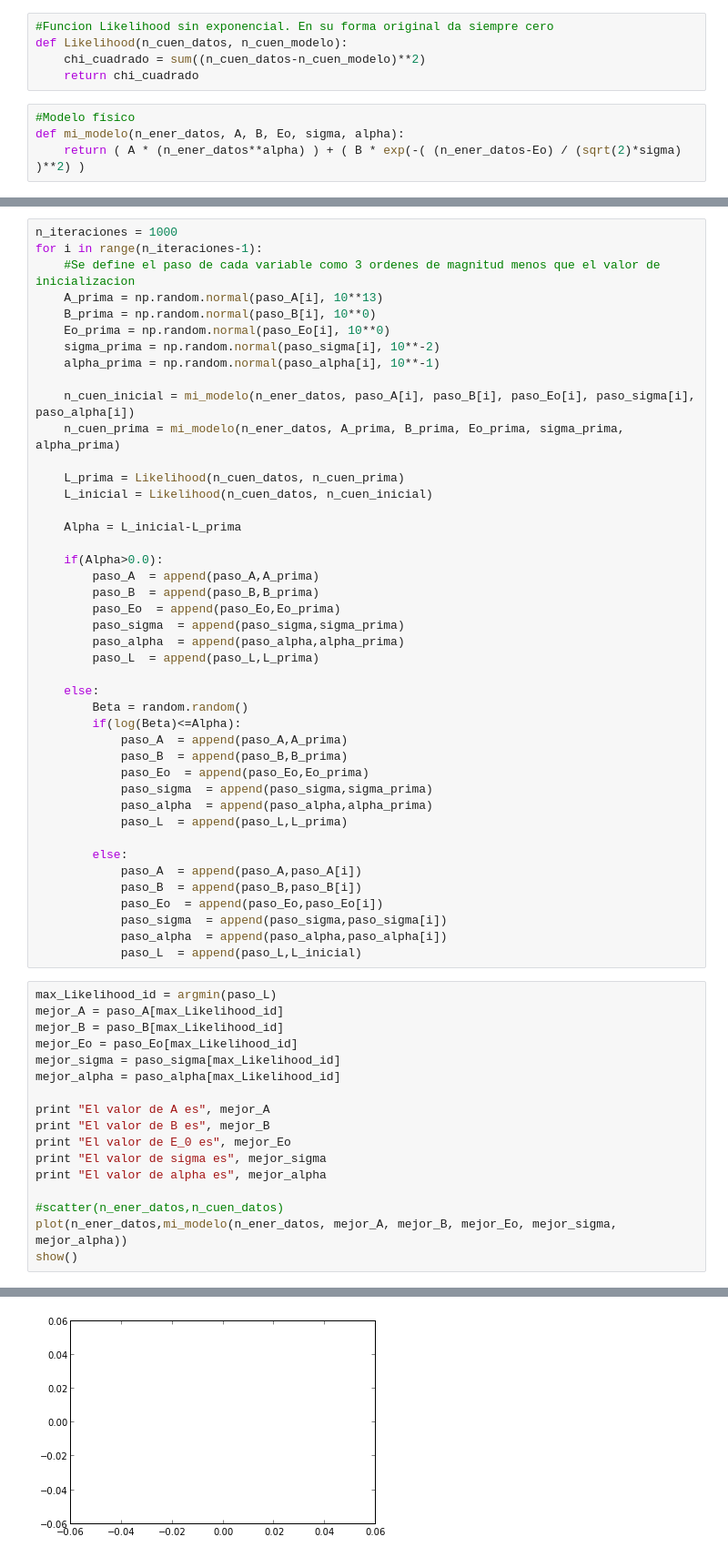
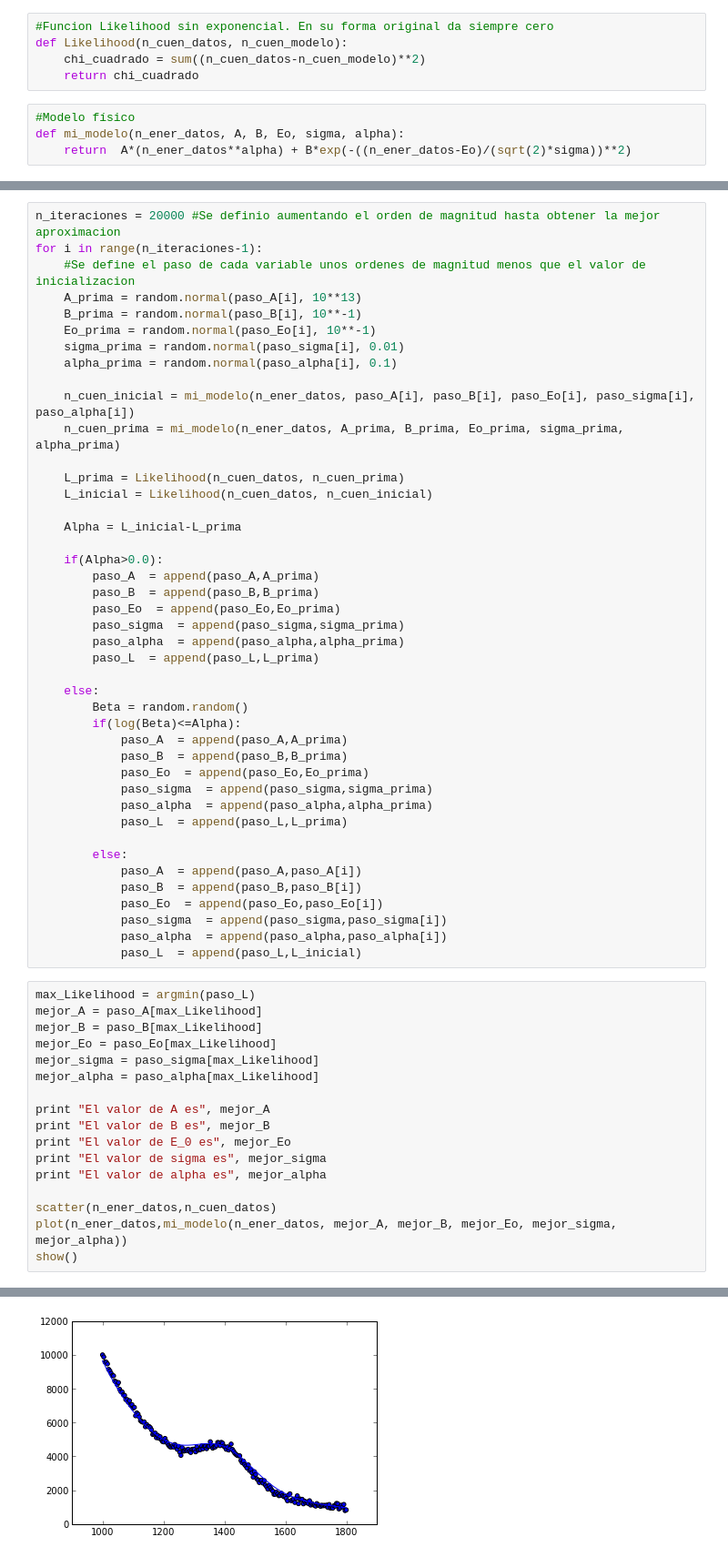
Before and after one commit to juangl77/tarea8, a Jupyter notebook: P1/Lineas de emision.ipynb, the cells around one changed output, grey strips where cells are left out. Shown at 91% size. Cells and saved outputs as stored; diff of their text form.

```diff
--- a/P1/Lineas de emision.ipynb
+++ b/P1/Lineas de emision.ipynb
@@ -21,7 +21,7 @@ def Likelihood(n_cuen_datos, n_cuen_modelo):
 # %%
 #Modelo físico
 def mi_modelo(n_ener_datos, A, B, Eo, sigma, alpha):
-    return ( A * (n_ener_datos**alpha) ) + ( B * exp(-( (n_ener_datos-Eo) / (sqrt(2)*sigma) )**2) )
+    return  A*(n_ener_datos**alpha) + B*exp(-((n_ener_datos-Eo)/(sqrt(2)*sigma))**2)
 # %%
 #Listas vacias que guardan los pasos
 paso_A = empty((0))
@@ -62,12 +46,12 @@ print paso_L
 # %%
-n_iteraciones = 1000
+n_iteraciones = 20000 #Se definio aumentando el orden de magnitud hasta obtener la mejor aproximacion
 for i in range(n_iteraciones-1):
-    #Se define el paso de cada variable como 3 ordenes de magnitud menos que el valor de inicializacion
-    A_prima = np.random.normal(paso_A[i], 10**13)
-    B_prima = np.random.normal(paso_B[i], 10**0)
-    Eo_prima = np.random.normal(paso_Eo[i], 10**0)
-    sigma_prima = np.random.normal(paso_sigma[i], 10**-2)
-    alpha_prima = np.random.normal(paso_alpha[i], 10**-1)
+    #Se define el paso de cada variable unos ordenes de magnitud menos que el valor de inicializacion
+    A_prima = random.normal(paso_A[i], 10**13)
+    B_prima = random.normal(paso_B[i], 10**-1)
+    Eo_prima = random.normal(paso_Eo[i], 10**-1)
+    sigma_prima = random.normal(paso_sigma[i], 0.01)
+    alpha_prima = random.normal(paso_alpha[i], 0.1)
 
     n_cuen_inicial = mi_modelo(n_ener_datos, paso_A[i], paso_B[i], paso_Eo[i], paso_sigma[i], paso_alpha[i])
     n_cuen_prima = mi_modelo(n_ener_datos, A_prima, B_prima, Eo_prima, sigma_prima, alpha_prima)
@@ -103,12 +87,12 @@ for i in range(n_iteraciones-1):
             paso_alpha  = append(paso_alpha,paso_alpha[i])
             paso_L  = append(paso_L,L_inicial)
 # %%
-max_Likelihood_id = argmin(paso_L)
-mejor_A = paso_A[max_Likelihood_id]
-mejor_B = paso_B[max_Likelihood_id]
-mejor_Eo = paso_Eo[max_Likelihood_id]
-mejor_sigma = paso_sigma[max_Likelihood_id]
-mejor_alpha = paso_alpha[max_Likelihood_id]
+max_Likelihood = argmin(paso_L)
+mejor_A = paso_A[max_Likelihood]
+mejor_B = paso_B[max_Likelihood]
+mejor_Eo = paso_Eo[max_Likelihood]
+mejor_sigma = paso_sigma[max_Likelihood]
+mejor_alpha = paso_alpha[max_Likelihood]
 
 print "El valor de A es", mejor_A
 print "El valor de B es", mejor_B
@@ -116,7 +100,7 @@ print "El valor de E_0 es", mejor_Eo
 print "El valor de sigma es", mejor_sigma
 print "El valor de alpha es", mejor_alpha
 
-#scatter(n_ener_datos,n_cuen_datos)
+scatter(n_ener_datos,n_cuen_datos)
 plot(n_ener_datos,mi_modelo(n_ener_datos, mejor_A, mejor_B, mejor_Eo, mejor_sigma, mejor_alpha))
 show()
 # %% [output]
@@ -128 +112 @@ El valor de alpha es 100.0
-[figure, old version]
+[figure, new version]
```
Also changed, not shown: parts of 2 cells of this notebook, 1 other file.
